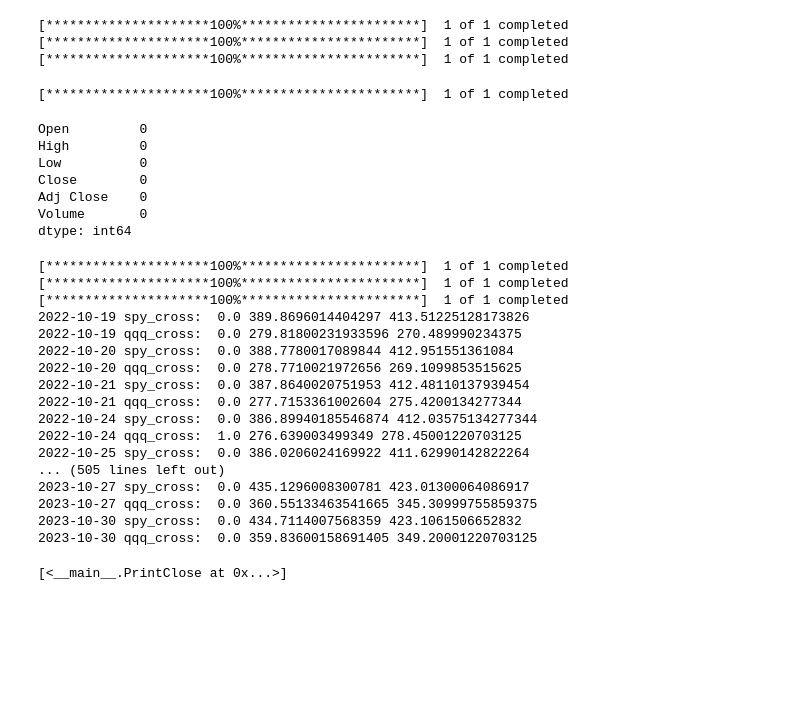
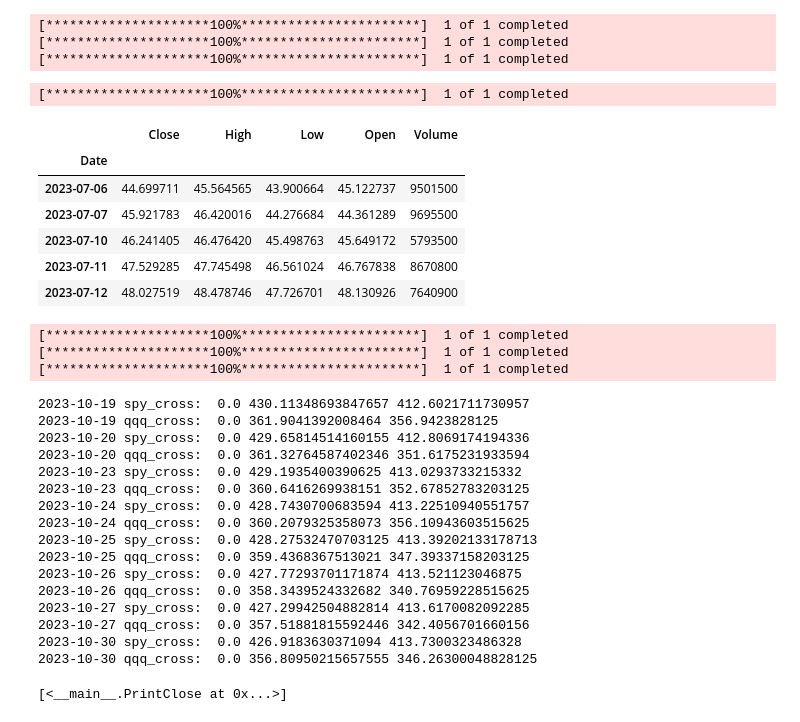
Before and after one commit to Lillian1228/quant_strategies, a Jupyter notebook: notebooks/sma_backtest.ipynb, the cells around one changed output. Cells and saved outputs as stored; diff of their text form; code cells hidden in the pictures; blank space fills up the shorter version.

```diff
--- a/notebooks/sma_backtest.ipynb
+++ b/notebooks/sma_backtest.ipynb
@@ -19,17 +20,17 @@ for symbol in ['QQQ', 'SPY', 'GLD']:
 [*********************100%***********************]  1 of 1 completed
 [*********************100%***********************]  1 of 1 completed
 # %%
-df=yf.download('QQQ', start=start_date, end=end_date)
-df.isnull().sum()
+df=yf.download("DVN", start="2023-07-06", end=end_date,multi_level_index=False)
+df.head()
 # %% [output]
 [*********************100%***********************]  1 of 1 completed
-Open         0
-High         0
-Low          0
-Close        0
-Adj Close    0
-Volume       0
-dtype: int64
+|  | Close | High | Low | Open | Volume |
+| Date |  |  |  |  |  |
+| 2023-07-06 | 44.699711 | 45.564565 | 43.900664 | 45.122737 | 9501500 |
+| 2023-07-07 | 45.921783 | 46.420016 | 44.276684 | 44.361289 | 9695500 |
+| 2023-07-10 | 46.241405 | 46.476420 | 45.498763 | 45.649172 | 5793500 |
+| 2023-07-11 | 47.529285 | 47.745498 | 46.561024 | 46.767838 | 8670800 |
+| 2023-07-12 | 48.027519 | 48.478746 | 47.726701 | 48.130926 | 7640900 |
 # %%
 from collections import defaultdict
 class IndicatorObserver(bt.observer.Observer):
@@ -65,15 +66,16 @@ class PrintClose(bt.Strategy):
         print(f'{dt.isoformat()} {txt} {value1} {value2} {value3}')
 
     def next(self):
+        # self.log('qqq: ', self.qqq[0])
         self.log('spy_cross: ', self.spy_cross[0], self.spy_fast_ma[0], self.spy_slow_ma[0])
         self.log('qqq_cross: ', self.qqq_cross[0], self.qqq_ma[0], self.qqq[0])
 
 cerebro = bt.Cerebro()
 
-start_date = "2022-01-01"
+start_date = "2023-01-01"
 end_date =  "2023-10-31"
 for symbol in ['QQQ', 'SPY', 'GLD']:
-    data = bt.feeds.PandasData(dataname=yf.download(symbol, start=start_date, end=end_date))
+    data = bt.feeds.PandasData(dataname=yf.download(symbol, start=start_date, end=end_date,multi_level_index=False))
     cerebro.adddata(data, name=symbol)
 
 #Add strategy to Cerebro
@@ -85,18 +87,20 @@ cerebro.run()
 [*********************100%***********************]  1 of 1 completed
 [*********************100%***********************]  1 of 1 completed
 [*********************100%***********************]  1 of 1 completed
-2022-10-19 spy_cross:  0.0 389.8696014404297 413.51225128173826
-2022-10-19 qqq_cross:  0.0 279.81800231933596 270.489990234375
-2022-10-20 spy_cross:  0.0 388.7780017089844 412.951551361084
-2022-10-20 qqq_cross:  0.0 278.7710021972656 269.1099853515625
-2022-10-21 spy_cross:  0.0 387.8640020751953 412.48110137939454
-2022-10-21 qqq_cross:  0.0 277.7153361002604 275.4200134277344
-2022-10-24 spy_cross:  0.0 386.89940185546874 412.03575134277344
-2022-10-24 qqq_cross:  1.0 276.639003499349 278.45001220703125
-2022-10-25 spy_cross:  0.0 386.0206024169922 411.62990142822264
-... (505 lines left out)
-2023-10-27 spy_cross:  0.0 435.1296008300781 423.01300064086917
-2023-10-27 qqq_cross:  0.0 360.55133463541665 345.30999755859375
-2023-10-30 spy_cross:  0.0 434.7114007568359 423.1061506652832
-2023-10-30 qqq_cross:  0.0 359.83600158691405 349.20001220703125
-[<__main__.PrintClose at 0x...>]
+2023-10-19 spy_cross:  0.0 430.11348693847657 412.6021711730957
+2023-10-19 qqq_cross:  0.0 361.9041392008464 356.9423828125
+2023-10-20 spy_cross:  0.0 429.65814514160155 412.8069174194336
+2023-10-20 qqq_cross:  0.0 361.32764587402346 351.6175231933594
+2023-10-23 spy_cross:  0.0 429.1935400390625 413.0293733215332
+2023-10-23 qqq_cross:  0.0 360.6416269938151 352.67852783203125
+2023-10-24 spy_cross:  0.0 428.7430700683594 413.22510940551757
+2023-10-24 qqq_cross:  0.0 360.2079325358073 356.10943603515625
+2023-10-25 spy_cross:  0.0 428.27532470703125 413.39202133178713
+2023-10-25 qqq_cross:  0.0 359.4368367513021 347.39337158203125
+2023-10-26 spy_cross:  0.0 427.77293701171874 413.521123046875
+2023-10-26 qqq_cross:  0.0 358.3439524332682 340.76959228515625
+2023-10-27 spy_cross:  0.0 427.29942504882814 413.6170082092285
+2023-10-27 qqq_cross:  0.0 357.51881815592446 342.4056701660156
+2023-10-30 spy_cross:  0.0 426.9183630371094 413.7300323486328
+2023-10-30 qqq_cross:  0.0 356.80950215657555 346.26300048828125
+[<__main__.PrintClose at 0x...>]
```
Also changed, not shown: parts of 13 cells of this notebook, 1 other file.
